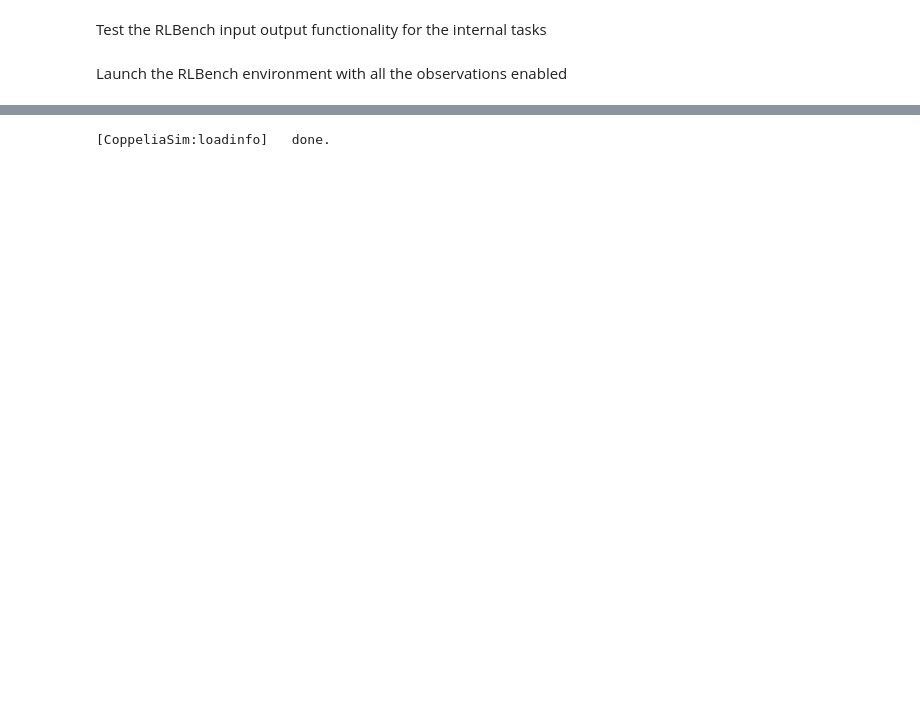
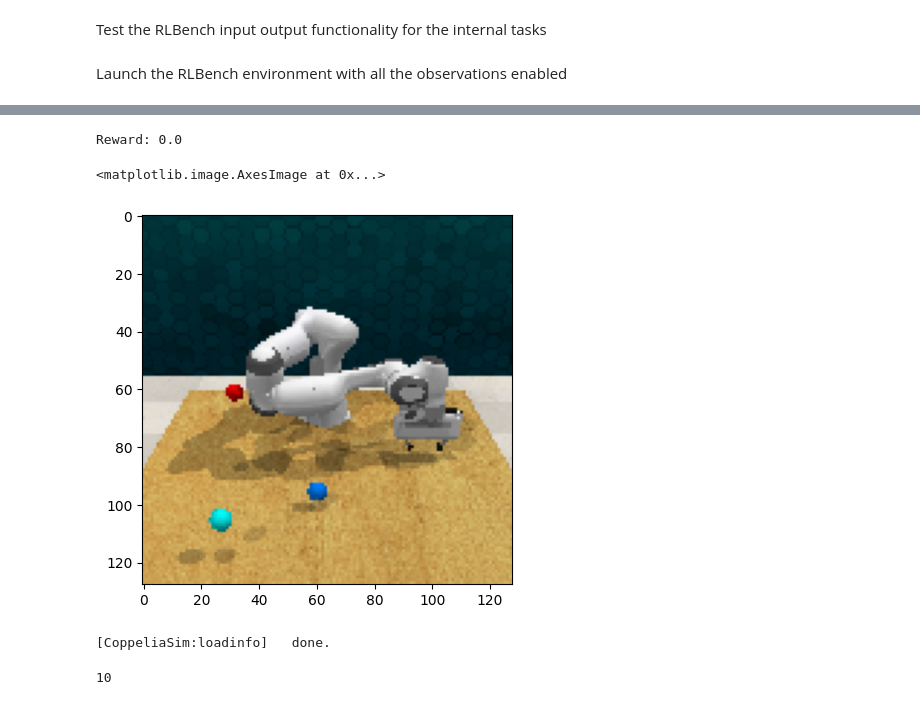
Before and after one commit to levi-kennedy/flava-action-xformer, a Jupyter notebook: RLBench_IO_Test.ipynb, the cells around one changed output, grey strips where cells are left out. Saved outputs shown, nothing was run; the diff lists cells and outputs as text; code cells hidden in the pictures; blank space fills up the shorter version.

```diff
--- a/RLBench_IO_Test.ipynb
+++ b/RLBench_IO_Test.ipynb
@@ -62,4 +77,27 @@ Step: 0 Reward: 1.0
+# %%
+action[0] = 0.0
+action[1] = 0.3
+action[2] = 0.78
+# %%
+
+obs, reward, terminate = task.step(action)
+print(f'Reward: {reward}')
+plt.imshow(obs.front_rgb)
+# %% [output]
+Reward: 0.0
+<matplotlib.image.AxesImage at 0x...>
+[figure, added]
 # %%
 env.shutdown()
 # %% [output]
 [CoppeliaSim:loadinfo]   done.
+# %%
+import h5py
+hdf5_file_path = '/home/levi/data/flavaActionDecoderData/reach_target_train.hdf5'
+# Open the HDF5 file
+hdf5_file = h5py.File(hdf5_file_path, "r")
+ep_grp = hdf5_file['0']
+print(len(ep_grp['encoder_emb']))
+hdf5_file.close()
+# %% [output]
+10
```
Also changed, not shown: parts of 8 cells of this notebook, 3 other files.
